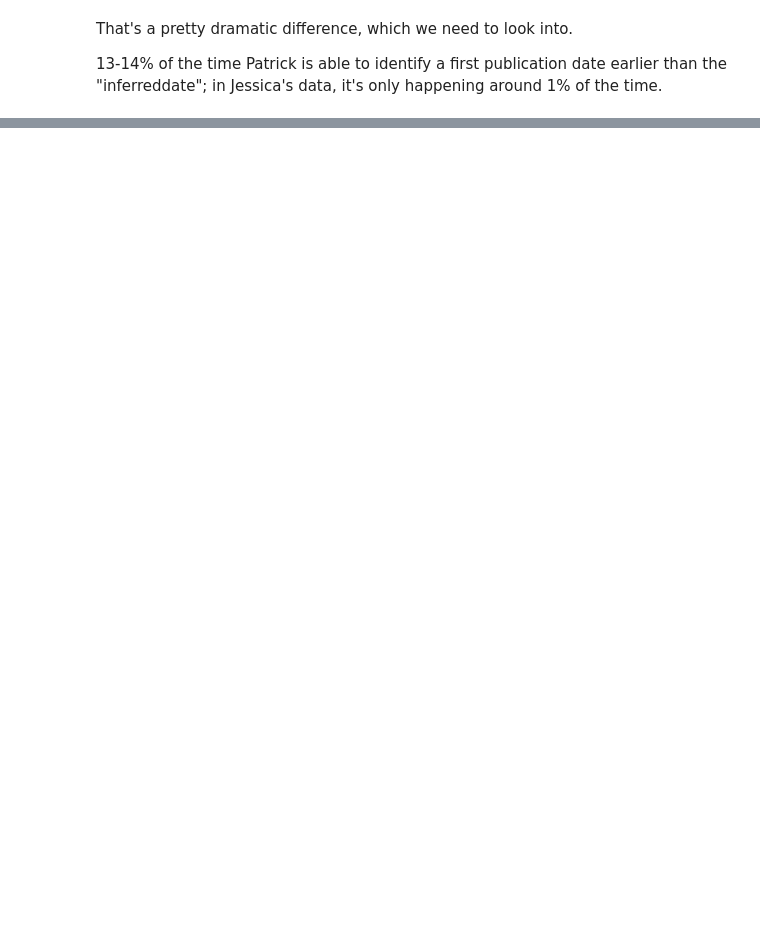
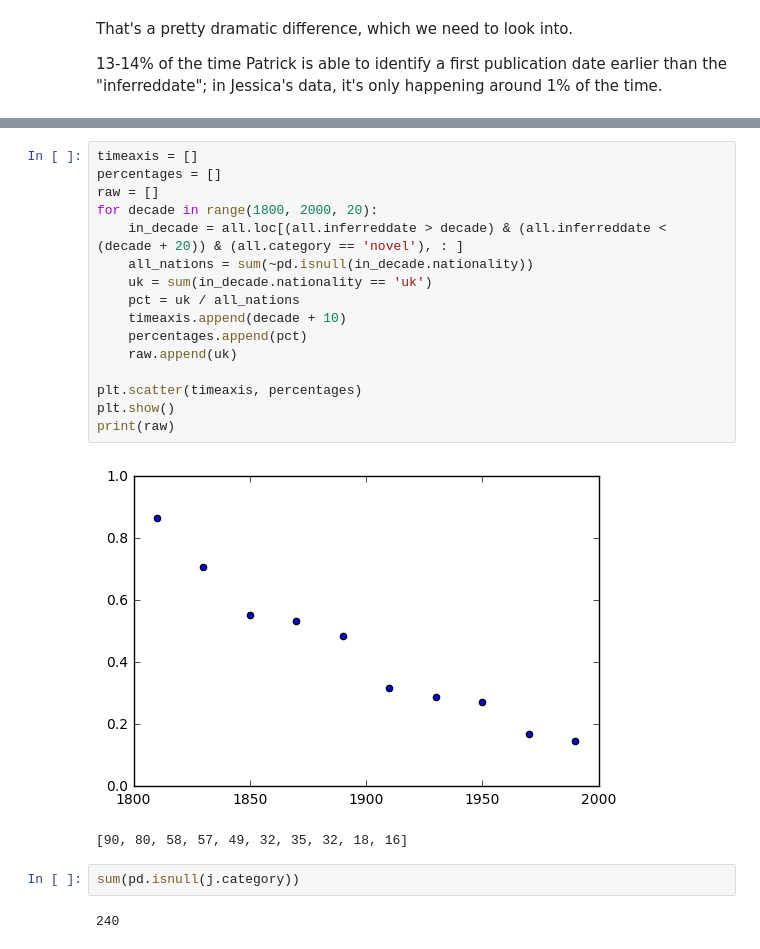
Before and after one commit to tedunderwood/meta2018, a Jupyter notebook: initial_data_exploration.ipynb, the cells around one changed output, grey strips where cells are left out. Saved outputs shown, nothing was run; the diff lists cells and outputs as text; blank space fills up the shorter version.

```diff
--- a/initial_data_exploration.ipynb
+++ b/initial_data_exploration.ipynb
@@ -247,0 +303,23 @@ That's a pretty dramatic difference, which we need to look into.
+# %%
+timeaxis = []
+percentages = []
+raw = []
+for decade in range(1800, 2000, 20):
+    in_decade = all.loc[(all.inferreddate > decade) & (all.inferreddate < (decade + 20)) & (all.category == 'novel'), : ]
+    all_nations = sum(~pd.isnull(in_decade.nationality))
+    uk = sum(in_decade.nationality == 'uk')
+    pct = uk / all_nations
+    timeaxis.append(decade + 10)
+    percentages.append(pct)
+    raw.append(uk)
+
+plt.scatter(timeaxis, percentages)
+plt.show()
+print(raw)
+# %% [output]
+[figure, added]
+[90, 80, 58, 57, 49, 32, 35, 32, 18, 16]
+# %%
+sum(pd.isnull(j.category))
+# %% [output]
+240
```
Also changed, not shown: parts of 16 cells of this notebook, 4 other files.
